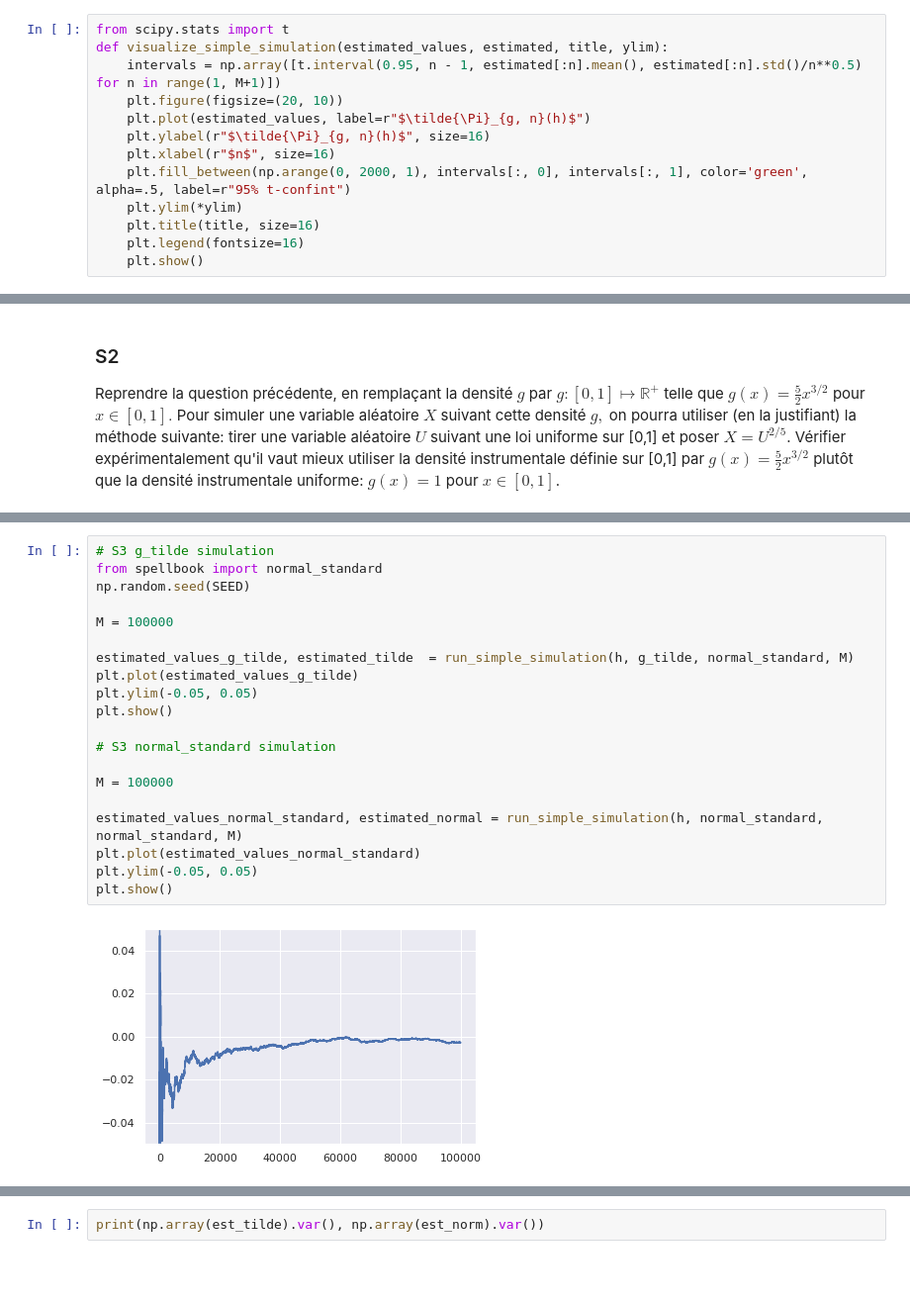
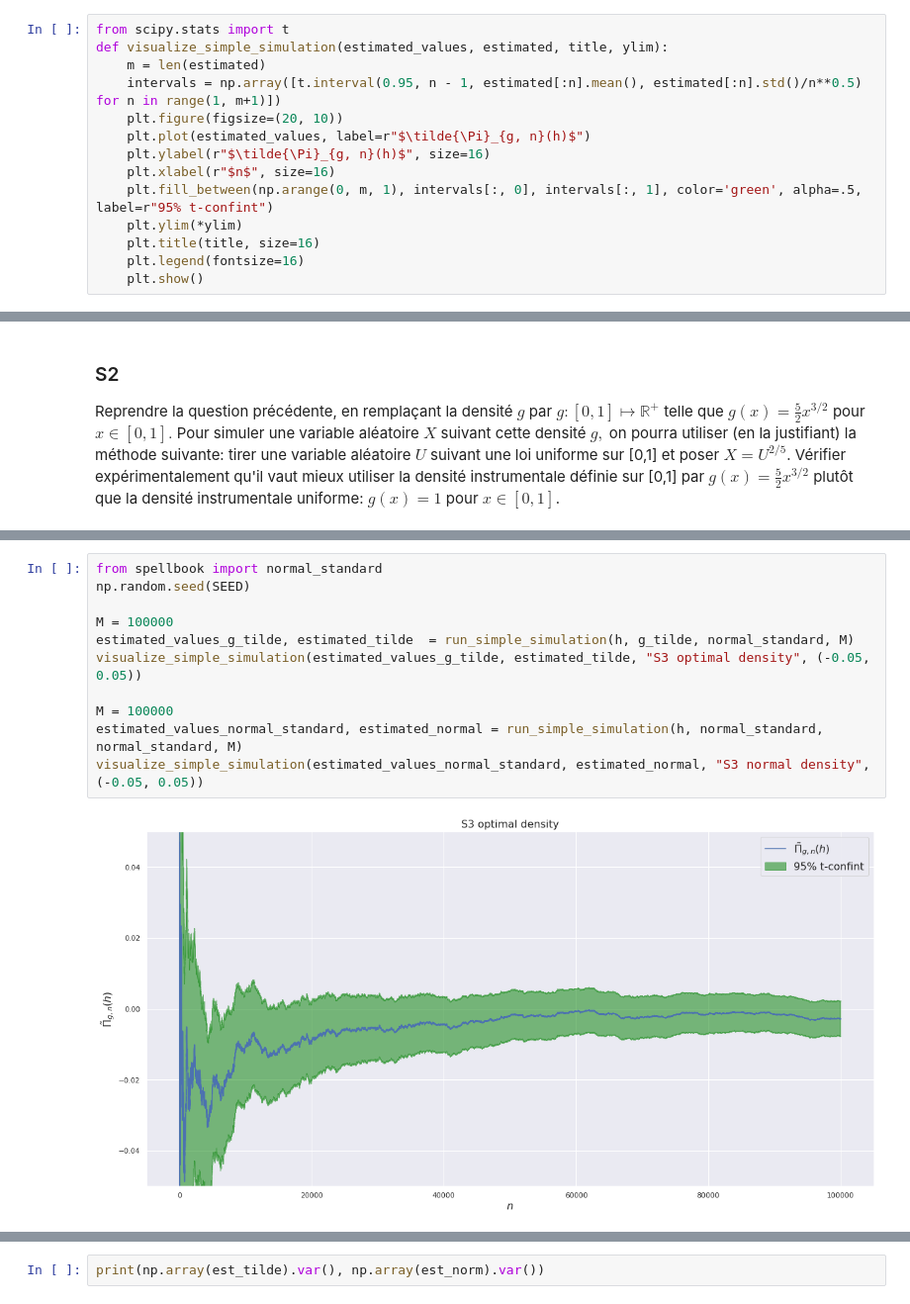
Before and after one commit to stdereka/MAP361P, a Jupyter notebook: project.ipynb, the cells around one changed output, grey strips where cells are left out. Shown: that part at 99% size. Drawn from its saved outputs; the diff is of its cells as text; blank space fills up the shorter version.

```diff
--- a/project.ipynb
+++ b/project.ipynb
@@ -27,12 +26,13 @@ SEED = 666
 # %%
 from scipy.stats import t
 def visualize_simple_simulation(estimated_values, estimated, title, ylim):
-    intervals = np.array([t.interval(0.95, n - 1, estimated[:n].mean(), estimated[:n].std()/n**0.5) for n in range(1, M+1)])
+    m = len(estimated)
+    intervals = np.array([t.interval(0.95, n - 1, estimated[:n].mean(), estimated[:n].std()/n**0.5) for n in range(1, m+1)])
     plt.figure(figsize=(20, 10))
     plt.plot(estimated_values, label=r"$\tilde{\Pi}_{g, n}(h)$")
     plt.ylabel(r"$\tilde{\Pi}_{g, n}(h)$", size=16)
     plt.xlabel(r"$n$", size=16)
-    plt.fill_between(np.arange(0, 2000, 1), intervals[:, 0], intervals[:, 1], color='green', alpha=.5, label=r"95% t-confint")
+    plt.fill_between(np.arange(0, m, 1), intervals[:, 0], intervals[:, 1], color='green', alpha=.5, label=r"95% t-confint")
     plt.ylim(*ylim)
     plt.title(title, size=16)
     plt.legend(fontsize=16)
@@ -82,22 +116,13 @@ plt.show()
 # %%
-# S3 g_tilde simulation
 from spellbook import normal_standard
 np.random.seed(SEED)
 
 M = 100000
-
 estimated_values_g_tilde, estimated_tilde  = run_simple_simulation(h, g_tilde, normal_standard, M)
-plt.plot(estimated_values_g_tilde)
-plt.ylim(-0.05, 0.05)
-plt.show()
-
-# S3 normal_standard simulation
+visualize_simple_simulation(estimated_values_g_tilde, estimated_tilde, "S3 optimal density", (-0.05, 0.05))
 
 M = 100000
-
 estimated_values_normal_standard, estimated_normal = run_simple_simulation(h, normal_standard, normal_standard, M)
-plt.plot(estimated_values_normal_standard)
-plt.ylim(-0.05, 0.05)
-plt.show()
+visualize_simple_simulation(estimated_values_normal_standard, estimated_normal, "S3 normal density", (-0.05, 0.05))
 # %% [output]
-[figure, old version]
+[figure, new version]
```
Also changed, not shown: parts of 17 cells of this notebook.
